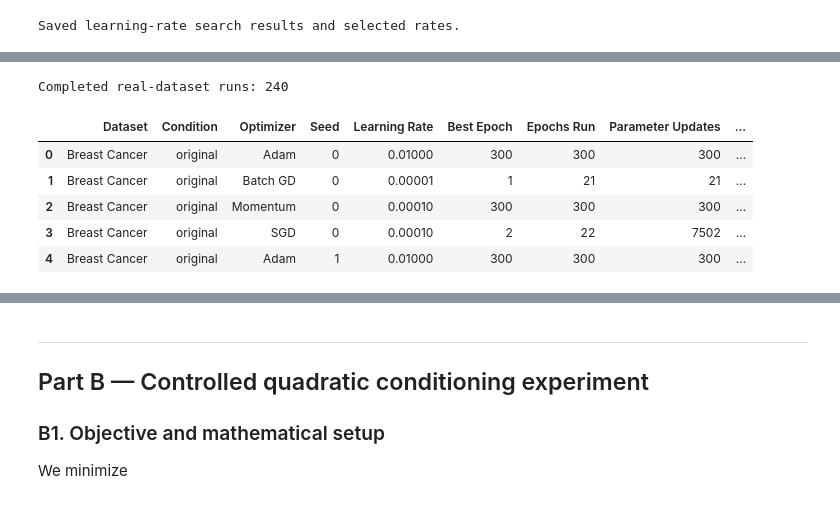
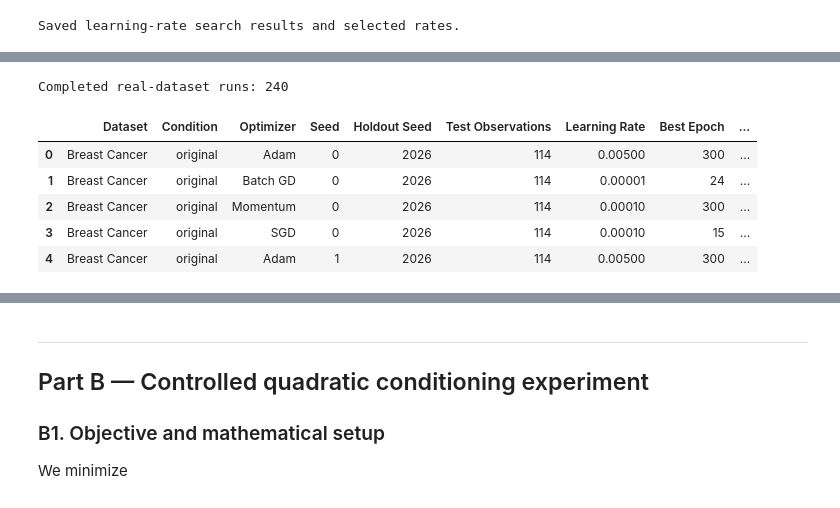
Before and after one commit to Kryysis/geometry-of-learning, a Jupyter notebook: notebooks/04_Final_Experiments.ipynb, the cells around one changed output, grey strips where cells are left out. Drawn from its saved outputs; the diff is of its cells as text; code cells hidden in the pictures.

```diff
--- a/notebooks/04_Final_Experiments.ipynb
+++ b/notebooks/04_Final_Experiments.ipynb
@@ -213,15 +304,15 @@ def tune_optimizer(X_train, y_train, X_val, y_val, optimizer_name, learning_rate
 tuning_records = []
 selected_hyperparameters = {}
 
-for dataset_name, (X_data, y_data) in datasets.items():
+for dataset_name in DATASET_NAMES:
+    holdout = fixed_holdouts[dataset_name]
     for condition in CONDITIONS:
-        tuning_data = prepare_partition(
-            X_data,
-            y_data,
+        tuning_data = prepare_training_validation(
+            holdout["X_development"],
+            holdout["y_development"],
             condition,
             seed=TUNING_CONFIG["seed"],
-            test_size=TUNING_CONFIG["test_size"],
-            validation_size=TUNING_CONFIG["validation_size"],
+            validation_fraction=TUNING_CONFIG["validation_fraction_of_development"],
         )
         for optimizer_name in OPTIMIZER_NAMES:
             best, candidate_results = tune_optimizer(
@@ -393,19 +486,32 @@ def run_final_experiments():
         len(FINAL_CONFIG["seeds"])
     )
 
-    for dataset_name, (X_data, y_data) in datasets.items():
+    for dataset_name in DATASET_NAMES:
+        holdout = fixed_holdouts[dataset_name]
+        X_development = holdout["X_development"]
+        y_development = holdout["y_development"]
+        X_test_raw = holdout["X_test"]
+        y_test_fixed = holdout["y_test"]
+
         for condition in CONDITIONS:
             for seed in FINAL_CONFIG["seeds"]:
-                data = prepare_partition(
-                    X_data,
-                    y_data,
+                data = prepare_evaluation_partition(
+                    X_development,
+                    y_development,
+                    X_test_raw,
+                    y_test_fixed,
                     condition,
                     seed=seed,
-                    test_size=FINAL_CONFIG["test_size"],
-                    validation_size=FINAL_CONFIG["validation_size"],
+                    validation_fraction=FINAL_CONFIG[
+                        "validation_fraction_of_development"
+                    ],
                 )
-                X_train, X_val, X_test = data["X_train"], data["X_val"], data["X_test"]
-                y_train, y_val, y_test = data["y_train"], data["y_val"], data["y_test"]
+                X_train, X_val, X_test = (
+                    data["X_train"], data["X_val"], data["X_test"]
+                )
+                y_train, y_val, y_test = (
+                    data["y_train"], data["y_val"], data["y_test"]
+                )
 
                 for optimizer_name in OPTIMIZER_NAMES:
                     learning_rate = selected_hyperparameters[
@@ -434,40 +540,44 @@ def run_final_experiments():
 
                     records.append(
                         {
                             "Dataset": dataset_name,
                             "Condition": condition,
                             "Optimizer": optimizer_name,
                             "Seed": seed,
+                            "Holdout Seed": FINAL_CONFIG["holdout_seed"],
+                            "Test Observations": len(y_test),
                             "Learning Rate": learning_rate,
                             "Best Epoch": info["best_epoch"],
                             "Epochs Run": info["epochs_run"],
                             "Parameter Updates": updates_per_epoch * info["epochs_run"],
                             "Training Loss": info["best_training_loss"],
                             "Validation Log Loss": info["best_validation_loss"],
                             "Test Accuracy": accuracy_score(y_test, test_predictions),
-                            "Test Log Loss": log_loss(y_test, test_probabilities, labels=[0, 1]),
+                            "Test Log Loss": log_loss(
+                                y_test, test_probabilities, labels=[0, 1]
+                            ),
                             "Training Time (s)": elapsed,
                         }
                     )
 
     results = pd.DataFrame(records)
     if len(results) != expected_runs:
         raise AssertionError(f"Expected {expected_runs} runs, obtained {len(results)}.")
     return results
 
 
 final_results = run_final_experiments()
 final_results.to_csv(TABLES_PATH / "final_repeated_experiments.csv", index=False)
 print("Completed real-dataset runs:", len(final_results))
 display(final_results.head())
 # %% [output]
 Completed real-dataset runs: 240
-|  | Dataset | Condition | Optimizer | Seed | Learning Rate | Best Epoch | Epochs Run | Parameter Updates | ... |
-| 0 | Breast Cancer | original | Adam | 0 | 0.01000 | 300 | 300 | 300 | ... |
-| 1 | Breast Cancer | original | Batch GD | 0 | 0.00001 | 1 | 21 | 21 | ... |
-| 2 | Breast Cancer | original | Momentum | 0 | 0.00010 | 300 | 300 | 300 | ... |
-| 3 | Breast Cancer | original | SGD | 0 | 0.00010 | 2 | 22 | 7502 | ... |
-| 4 | Breast Cancer | original | Adam | 1 | 0.01000 | 300 | 300 | 300 | ... |
+|  | Dataset | Condition | Optimizer | Seed | Holdout Seed | Test Observations | Learning Rate | Best Epoch | ... |
+| 0 | Breast Cancer | original | Adam | 0 | 2026 | 114 | 0.00500 | 300 | ... |
+| 1 | Breast Cancer | original | Batch GD | 0 | 2026 | 114 | 0.00001 | 24 | ... |
+| 2 | Breast Cancer | original | Momentum | 0 | 2026 | 114 | 0.00010 | 300 | ... |
+| 3 | Breast Cancer | original | SGD | 0 | 2026 | 114 | 0.00010 | 15 | ... |
+| 4 | Breast Cancer | original | Adam | 1 | 2026 | 114 | 0.00500 | 300 | ... |
 # %% [markdown]
 ### A6. Validate run coverage and summarize performance
 
```
Also changed, not shown: parts of 20 cells of this notebook, 21 other files.
